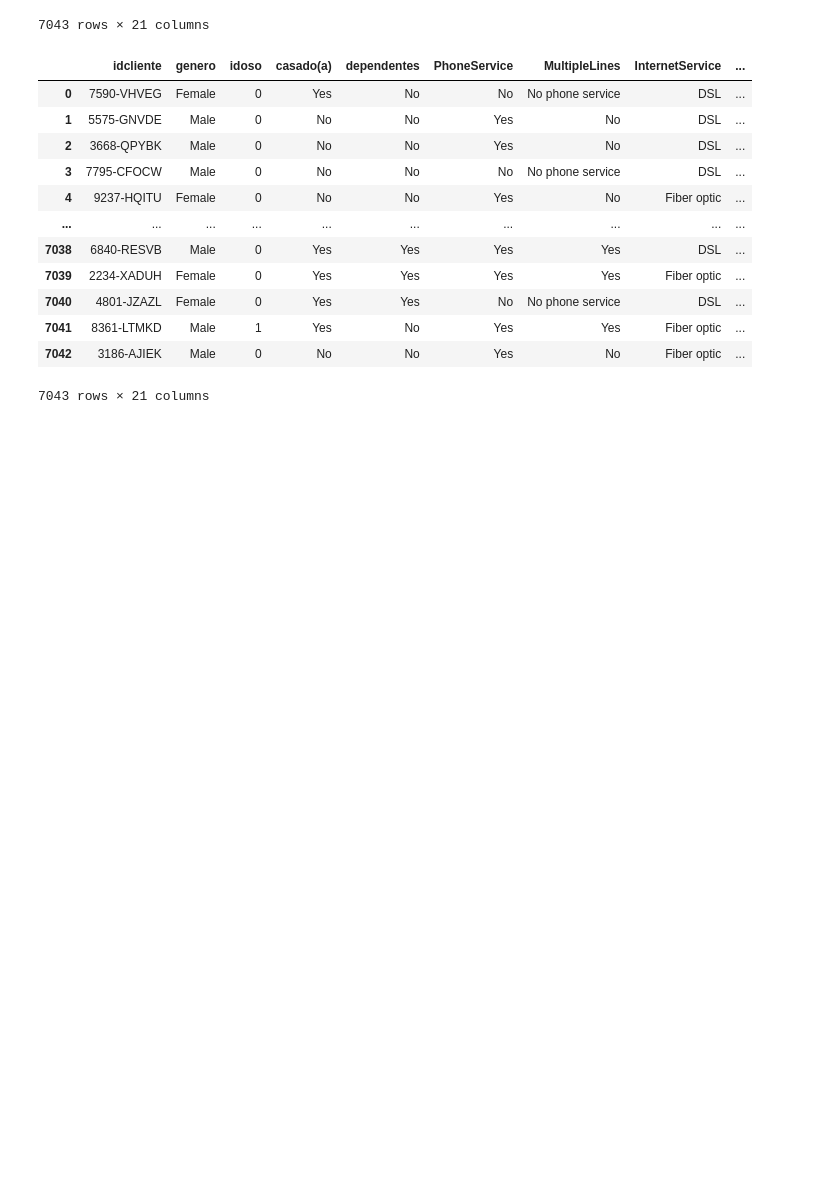
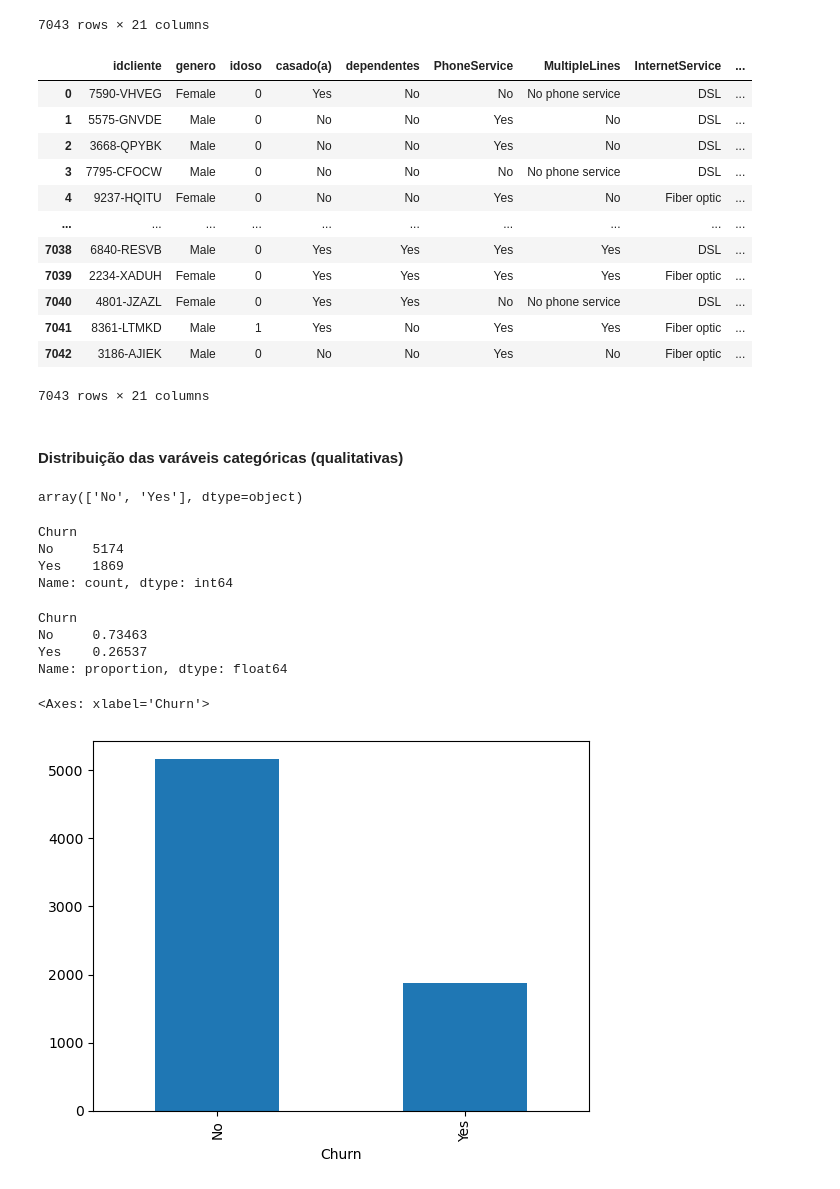
Before and after one commit to JaynneLino/pandas_course_Udemy, a Jupyter notebook: eda/eda.ipynb, the cells around one changed output. Cells and saved outputs as stored; diff of their text form; code cells hidden in the pictures; blank space fills up the shorter version.

```diff
--- a/eda/eda.ipynb
+++ b/eda/eda.ipynb
@@ -529,3 +529,37 @@ df_final2.fillna(value={"TotalCharges": df_final2["TotalCharges"].mean()})
 | 7041 | 8361-LTMKD | Male | 1 | Yes | No | Yes | Yes | Fiber optic | ... |
 | 7042 | 3186-AJIEK | Male | 0 | No | No | Yes | No | Fiber optic | ... |
 7043 rows × 21 columns
+# %% [markdown]
+#### Distribuição das varáveis categóricas (qualitativas)
+# %%
+#Verificar as opções que a coluna possui:
+
+df_final2["Churn"].unique()
+# %% [output]
+array(['No', 'Yes'], dtype=object)
+# %%
+#Significa que o cliente já deixou de ser cliente ou não da empresa.
+df_final2["Churn"].value_counts()
+
+#A resposta YES possui 1869 registros. Significa a quantidade de clientes que não são mais clientes da loja.
+# %% [output]
+Churn
+No     5174
+Yes    1869
+Name: count, dtype: int64
+# %%
+#Mesmo comando, porém agora teremos o resultado em porcentagem
+
+df_final2["Churn"].value_counts(normalize=True)
+# %% [output]
+Churn
+No     0.73463
+Yes    0.26537
+Name: proportion, dtype: float64
+# %%
+#Para fazer uma gráfico
+
+df_final2["Churn"].value_counts().plot.bar()
+# %% [output]
+<Axes: xlabel='Churn'>
+[figure, added]
```
Also changed, not shown: parts of 6 cells of this notebook.
